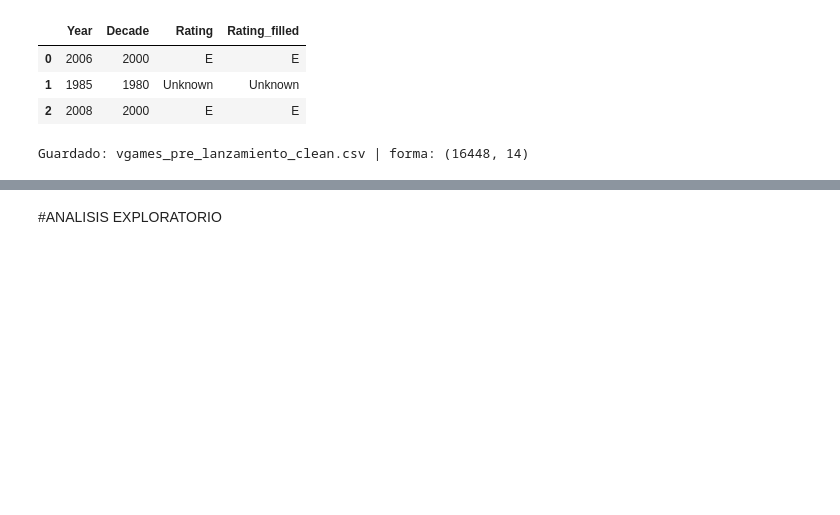
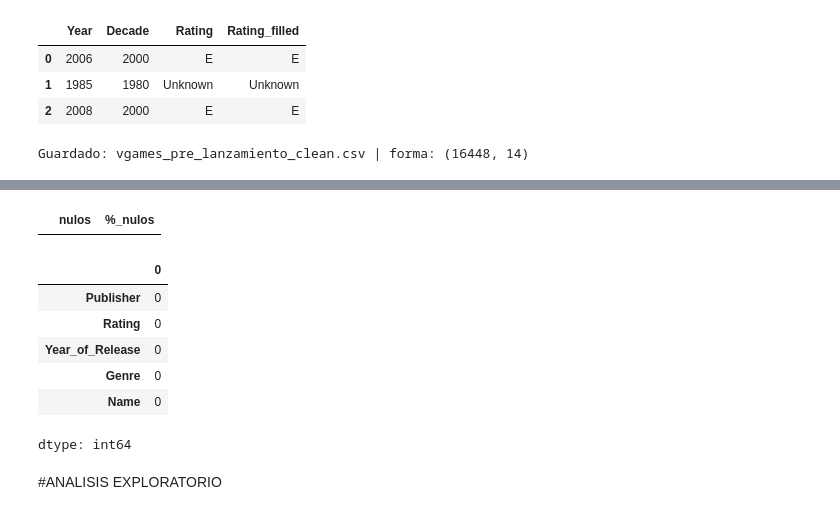
Before and after one commit to tunbaruzzo/Ejemplo, a Jupyter notebook: videoGamesSales.ipynb, the cells around one changed output, grey strips where cells are left out. Saved outputs shown, nothing was run; the diff lists cells and outputs as text; code cells hidden in the pictures; blank space fills up the shorter version.

```diff
--- a/videoGamesSales.ipynb
+++ b/videoGamesSales.ipynb
@@ -380,3 +396,22 @@ Guardado: vgames_pre_lanzamiento_clean.csv | forma: (16448, 14)
+# %%
+# Resumen visual de nulos antes del tratamiento
+nulos = df_pl.isna().sum()
+nulos = nulos[nulos > 0].sort_values(ascending=False)
+porc_nulos = (nulos / len(df_pl)) * 100
+tabla_nulos = pd.DataFrame({"nulos": nulos, "%_nulos": porc_nulos.round(2)})
+display(tabla_nulos)
+
+# Confirmar que no quedan valores faltantes en las columnas clave
+df_pl[["Publisher", "Rating", "Year_of_Release", "Genre", "Name"]].isna().sum()
+# %% [output]
+|  | nulos | %_nulos |
+|  | 0 |
+| Publisher | 0 |
+| Rating | 0 |
+| Year_of_Release | 0 |
+| Genre | 0 |
+| Name | 0 |
+dtype: int64
 # %% [markdown]
 #ANALISIS EXPLORATORIO
 # %% [markdown]
```
Also changed, not shown: parts of 15 cells of this notebook.
